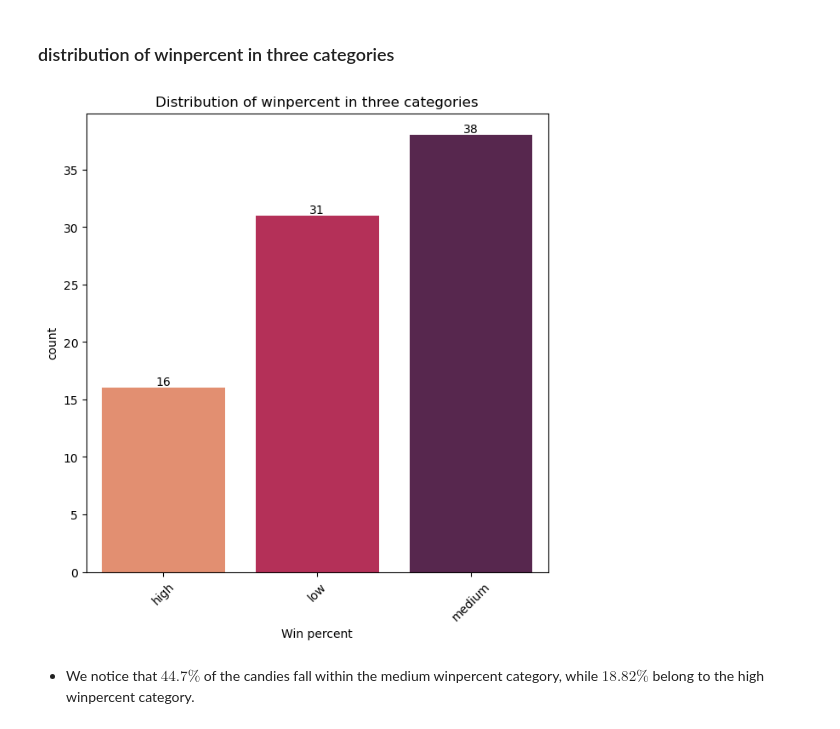
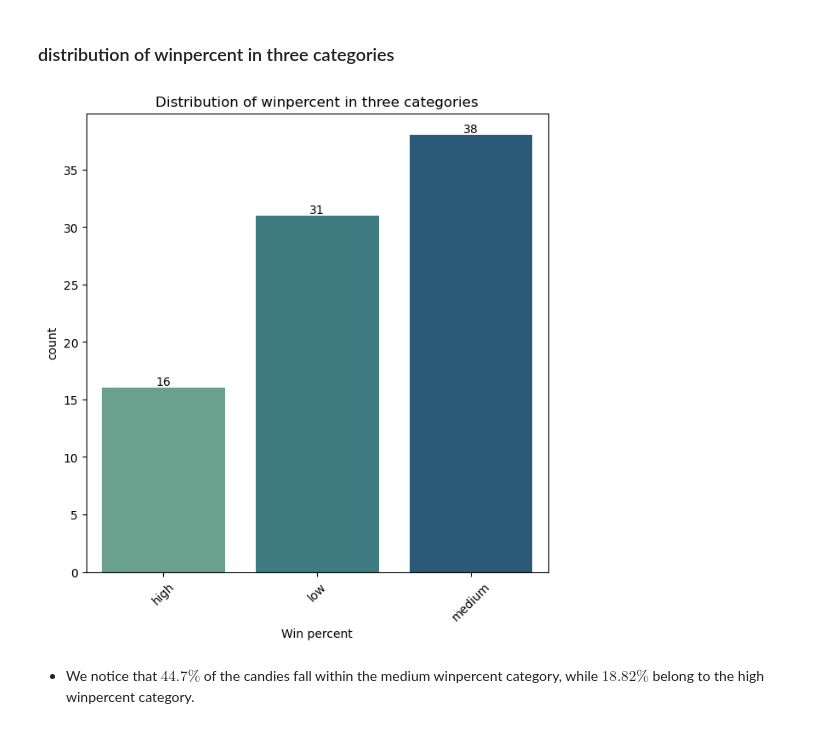
Before and after one commit to Jrana1/Candy-Ranking-Analysis, a Jupyter notebook: Lidl-Analytics-Case-Study.ipynb, the cells around one changed output. Saved outputs shown, nothing was run; the diff lists cells and outputs as text; code cells hidden in the pictures.

```diff
--- a/Lidl-Analytics-Case-Study.ipynb
+++ b/Lidl-Analytics-Case-Study.ipynb
@@ -264,14 +265,14 @@ df['winpercent_class']=df['winpercent'].apply(convert_winpercent_to_cat)
 ###  distribution of winpercent in three categories
 # %%
 plt.figure(figsize=(7, 7))
-ax=sns.countplot(x='winpercent_class', data=df, palette='rocket_r')
+ax=sns.countplot(x='winpercent_class', data=df, palette='crest')
 plt.xticks(rotation=45)
 plt.title("Distribution of winpercent in three categories")
 plt.xlabel("Win percent")
 ax.bar_label(ax.containers[0])
 plt.show()
 # %% [output]
-[figure, old version]
+[figure, new version]
 # %% [markdown]
 + We notice that $44.7\%$ of the candies fall within the medium winpercent category, while $18.82\%$ belong to the high winpercent category.
 # %%
```
Also changed, not shown: parts of 89 cells of this notebook, 1 other file.
